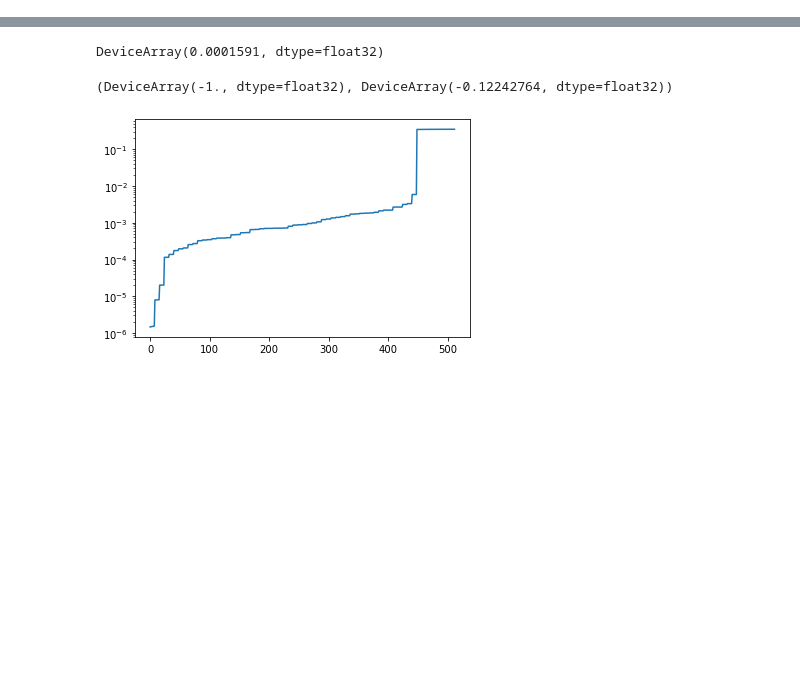
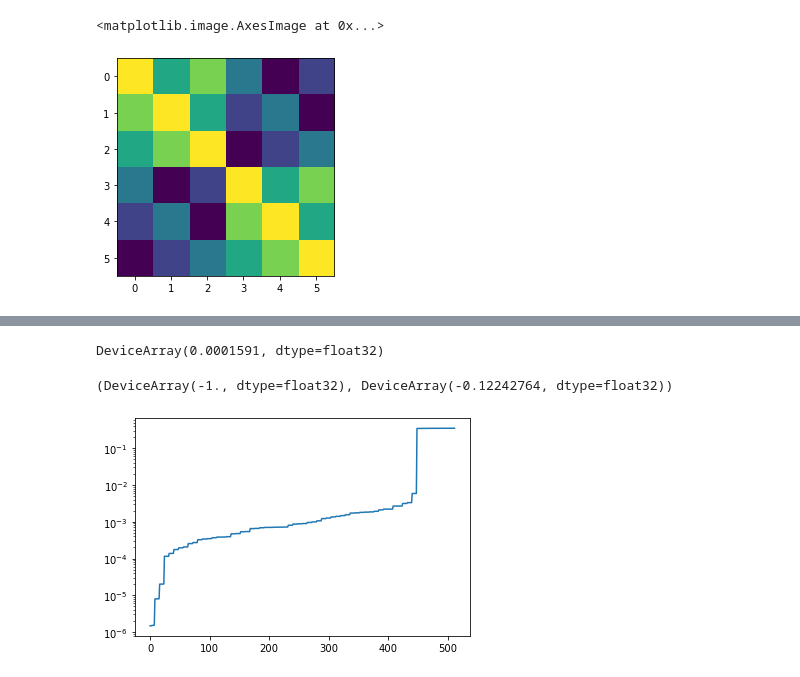
Before and after one commit to mfinzi/equivariant-MLP, a Jupyter notebook: cube_test.ipynb, the cells around one changed output, grey strips where cells are left out. Saved outputs shown, nothing was run; the diff lists cells and outputs as text; code cells hidden in the pictures; blank space fills up the shorter version.

```diff
--- a/cube_test.ipynb
+++ b/cube_test.ipynb
@@ -28,0 +416,10 @@ Q.shape
+# %%
+m = ((Q@np.eye(6))>.1)@jnp.arange(1,Q.shape[-1]+1)
+# %%
+m = m.reshape(2,2,3,3).transpose((0,2,1,3))
+# %%
+import matplotlib.pyplot as plt
+plt.imshow(m.reshape(6,6))
+# %% [output]
+<matplotlib.image.AxesImage at 0x...>
+[figure, added]
```
Also changed, not shown: parts of 133 cells of this notebook, 9 other files.
